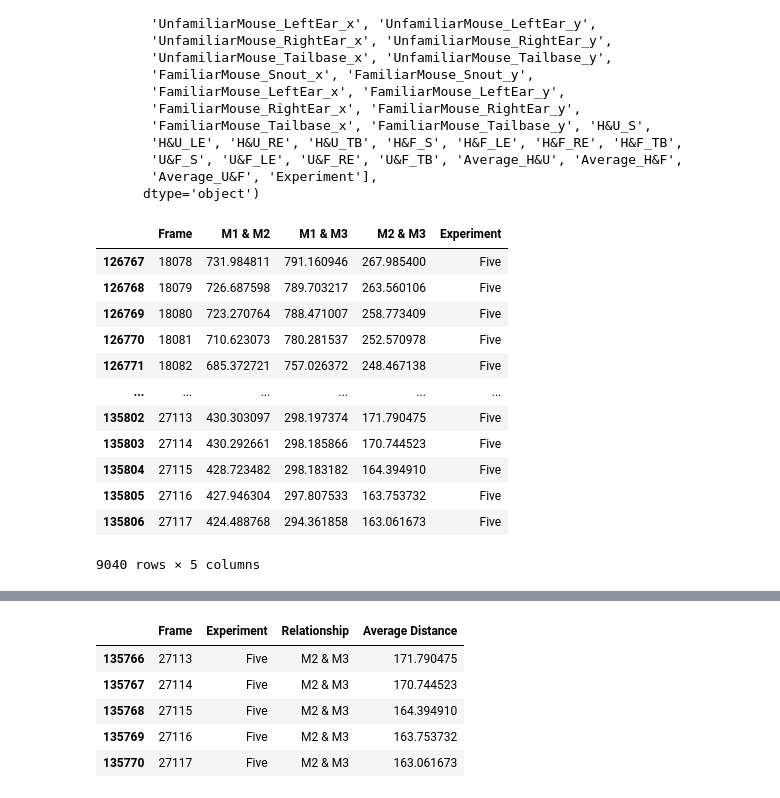
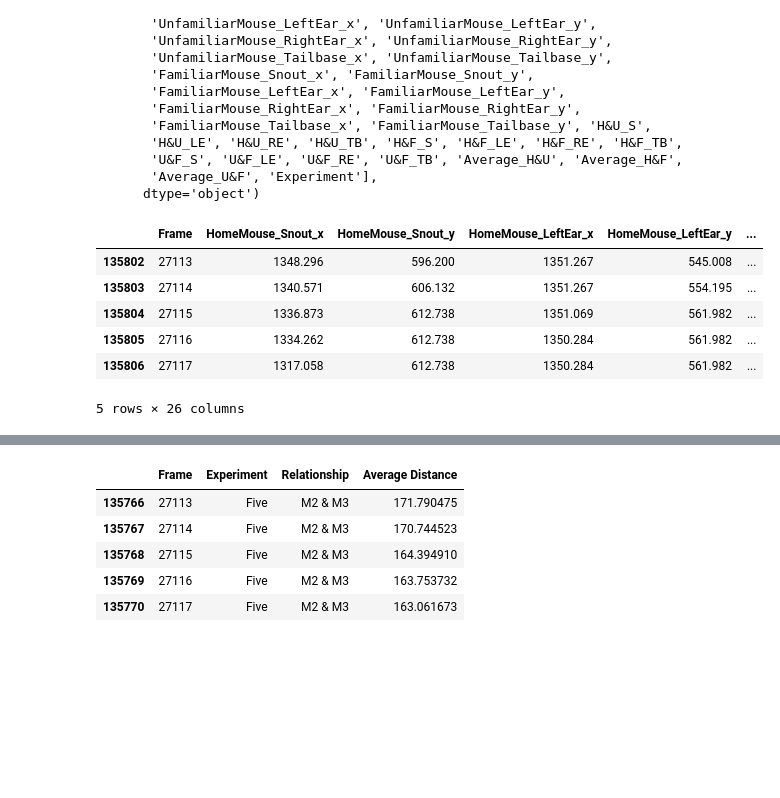
Before and after one commit to Frost-Lab-Utah/DLC, a Jupyter notebook: DLC_WT_social_trial.ipynb, the cells around one changed output, grey strips where cells are left out. Saved outputs shown, nothing was run; the diff lists cells and outputs as text; code cells hidden in the pictures; blank space fills up the shorter version.

```diff
--- a/DLC_WT_social_trial.ipynb
+++ b/DLC_WT_social_trial.ipynb
@@ -580,42 +580,83 @@ Index(['HomeMouse_Snout_x', 'HomeMouse_Snout_y', 'HomeMouse_LeftEar_x',
 # %%
 cage1_concat_df=cage1_added_df.copy()
 cage2_concat_df=cage2_added_df.copy()
 cage3_concat_df=cage3_added_df.copy()
 cage4_concat_df=cage4_added_df.copy()
 cage5_concat_df=cage5_added_df.copy()
 
-
+#Average distances
 all_average_distance_df=cage1_concat_df[['Average_H&U','Average_H&F','Average_U&F','Experiment']].append([cage2_concat_df,cage3_concat_df[['Average_H&U','Average_H&F','Average_U&F','Experiment']],
                                                               cage4_concat_df[['Average_H&U','Average_H&F','Average_U&F','Experiment']],
                                                             cage5_concat_df[['Average_H&U','Average_H&F','Average_U&F','Experiment']]]).drop(columns=['HomeMouse_Snout_x', 'HomeMouse_Snout_y', 'HomeMouse_LeftEar_x','HomeMouse_LeftEar_y', 'HomeMouse_RightEar_x', 'HomeMouse_RightEar_y','HomeMouse_Tailbase_x', 'HomeMouse_Tailbase_y',
      'UnfamiliarMouse_Snout_x', 'UnfamiliarMouse_Snout_y',
      'UnfamiliarMouse_LeftEar_x', 'UnfamiliarMouse_LeftEar_y',
     'UnfamiliarMouse_RightEar_x', 'UnfamiliarMouse_RightEar_y',
      'UnfamiliarMouse_Tailbase_x', 'UnfamiliarMouse_Tailbase_y',
       'FamiliarMouse_Snout_x', 'FamiliarMouse_Snout_y',
      'FamiliarMouse_LeftEar_x', 'FamiliarMouse_LeftEar_y',
     'FamiliarMouse_RightEar_x', 'FamiliarMouse_RightEar_y',
      'FamiliarMouse_Tailbase_x', 'FamiliarMouse_Tailbase_y','H&U_S',
        'H&U_LE', 'H&U_RE', 'H&U_TB', 'H&F_S', 'H&F_LE', 'H&F_RE', 'H&F_TB',
-       'U&F_S', 'U&F_LE', 'U&F_RE', 'U&F_TB', ]).reset_index()
+       'U&F_S', 'U&F_LE', 'U&F_RE', 'U&F_TB',]).reset_index()
 
 all_average_distance_df.columns=['Frame','M1 & M2','M1 & M3','M2 & M3','Experiment']
 all_average_distance_df.loc[126767:135806]
+
+
+#Marker distances
+all_marker_distance_df=cage1_concat_df[['HomeMouse_Snout_x', 'HomeMouse_Snout_y', 'HomeMouse_LeftEar_x','HomeMouse_LeftEar_y', 'HomeMouse_RightEar_x', 'HomeMouse_RightEar_y','HomeMouse_Tailbase_x', 'HomeMouse_Tailbase_y','UnfamiliarMouse_Snout_x', 'UnfamiliarMouse_Snout_y',
+     'UnfamiliarMouse_LeftEar_x', 'UnfamiliarMouse_LeftEar_y',
+    'UnfamiliarMouse_RightEar_x', 'UnfamiliarMouse_RightEar_y',
+     'UnfamiliarMouse_Tailbase_x', 'UnfamiliarMouse_Tailbase_y',
+      'FamiliarMouse_Snout_x', 'FamiliarMouse_Snout_y',
+     'FamiliarMouse_LeftEar_x', 'FamiliarMouse_LeftEar_y',
+    'FamiliarMouse_RightEar_x', 'FamiliarMouse_RightEar_y',
+     'FamiliarMouse_Tailbase_x', 'FamiliarMouse_Tailbase_y','Experiment']].append([cage2_concat_df,cage3_concat_df[['HomeMouse_Snout_x', 'HomeMouse_Snout_y', 'HomeMouse_LeftEar_x','HomeMouse_LeftEar_y', 'HomeMouse_RightEar_x', 'HomeMouse_RightEar_y','HomeMouse_Tailbase_x', 'HomeMouse_Tailbase_y','UnfamiliarMouse_Snout_x', 'UnfamiliarMouse_Snout_y',
+     'UnfamiliarMouse_LeftEar_x', 'UnfamiliarMouse_LeftEar_y',
+    'UnfamiliarMouse_RightEar_x', 'UnfamiliarMouse_RightEar_y',
+     'UnfamiliarMouse_Tailbase_x', 'UnfamiliarMouse_Tailbase_y',
+      'FamiliarMouse_Snout_x', 'FamiliarMouse_Snout_y',
+     'FamiliarMouse_LeftEar_x', 'FamiliarMouse_LeftEar_y',
+    'FamiliarMouse_RightEar_x', 'FamiliarMouse_RightEar_y',
+     'FamiliarMouse_Tailbase_x', 'FamiliarMouse_Tailbase_y','Experiment']],
+    cage4_concat_df[['HomeMouse_Snout_x', 'HomeMouse_Snout_y', 'HomeMouse_LeftEar_x','HomeMouse_LeftEar_y', 'HomeMouse_RightEar_x', 'HomeMouse_RightEar_y','HomeMouse_Tailbase_x', 'HomeMouse_Tailbase_y','UnfamiliarMouse_Snout_x', 'UnfamiliarMouse_Snout_y',
+     'UnfamiliarMouse_LeftEar_x', 'UnfamiliarMouse_LeftEar_y',
+    'UnfamiliarMouse_RightEar_x', 'UnfamiliarMouse_RightEar_y',
+     'UnfamiliarMouse_Tailbase_x', 'UnfamiliarMouse_Tailbase_y',
+      'FamiliarMouse_Snout_x', 'FamiliarMouse_Snout_y',
+     'FamiliarMouse_LeftEar_x', 'FamiliarMouse_LeftEar_y',
+    'FamiliarMouse_RightEar_x', 'FamiliarMouse_RightEar_y',
+     'FamiliarMouse_Tailbase_x', 'FamiliarMouse_Tailbase_y','Experiment']],
+    cage5_concat_df[['HomeMouse_Snout_x', 'HomeMouse_Snout_y', 'HomeMouse_LeftEar_x','HomeMouse_LeftEar_y', 'HomeMouse_RightEar_x', 'HomeMouse_RightEar_y','HomeMouse_Tailbase_x', 'HomeMouse_Tailbase_y','UnfamiliarMouse_Snout_x', 'UnfamiliarMouse_Snout_y',
+     'UnfamiliarMouse_LeftEar_x', 'UnfamiliarMouse_LeftEar_y',
+    'UnfamiliarMouse_RightEar_x', 'UnfamiliarMouse_RightEar_y',
+     'UnfamiliarMouse_Tailbase_x', 'UnfamiliarMouse_Tailbase_y',
+      'FamiliarMouse_Snout_x', 'FamiliarMouse_Snout_y',
+     'FamiliarMouse_LeftEar_x', 'FamiliarMouse_LeftEar_y',
+    'FamiliarMouse_RightEar_x', 'FamiliarMouse_RightEar_y',
+     'FamiliarMouse_Tailbase_x', 'FamiliarMouse_Tailbase_y','Experiment']]]).drop(columns=['H&U_S',
+       'H&U_LE', 'H&U_RE', 'H&U_TB', 'H&F_S', 'H&F_LE', 'H&F_RE', 'H&F_TB',
+       'U&F_S', 'U&F_LE', 'U&F_RE', 'U&F_TB','Average_H&U','Average_H&F','Average_U&F']).reset_index()
+
+
+
+all_marker_distance_df.columns=['Frame','HomeMouse_Snout_x', 'HomeMouse_Snout_y', 'HomeMouse_LeftEar_x','HomeMouse_LeftEar_y', 'HomeMouse_RightEar_x', 'HomeMouse_RightEar_y','HomeMouse_Tailbase_x', 'HomeMouse_Tailbase_y','UnfamiliarMouse_Snout_x', 'UnfamiliarMouse_Snout_y','UnfamiliarMouse_LeftEar_x', 'UnfamiliarMouse_LeftEar_y','UnfamiliarMouse_RightEar_x', 'UnfamiliarMouse_RightEar_y','UnfamiliarMouse_Tailbase_x', 'UnfamiliarMouse_Tailbase_y',
+'FamiliarMouse_Snout_x', 'FamiliarMouse_Snout_y',
+     'FamiliarMouse_LeftEar_x', 'FamiliarMouse_LeftEar_y',
+    'FamiliarMouse_RightEar_x', 'FamiliarMouse_RightEar_y',
+     'FamiliarMouse_Tailbase_x', 'FamiliarMouse_Tailbase_y','Experiment']
+
+#all_marker_distance_df.columns
+all_marker_distance_df.tail()
 #all_average_distance_df.tail()
 # %% [output]
-|  | Frame | M1 & M2 | M1 & M3 | M2 & M3 | Experiment |
-| 126767 | 18078 | 731.984811 | 791.160946 | 267.985400 | Five |
-| 126768 | 18079 | 726.687598 | 789.703217 | 263.560106 | Five |
-| 126769 | 18080 | 723.270764 | 788.471007 | 258.773409 | Five |
-| 126770 | 18081 | 710.623073 | 780.281537 | 252.570978 | Five |
-| 126771 | 18082 | 685.372721 | 757.026372 | 248.467138 | Five |
-| ... | ... | ... | ... | ... | ... |
-| 135802 | 27113 | 430.303097 | 298.197374 | 171.790475 | Five |
-| 135803 | 27114 | 430.292661 | 298.185866 | 170.744523 | Five |
-| 135804 | 27115 | 428.723482 | 298.183182 | 164.394910 | Five |
-| 135805 | 27116 | 427.946304 | 297.807533 | 163.753732 | Five |
-| 135806 | 27117 | 424.488768 | 294.361858 | 163.061673 | Five |
+|  | Frame | HomeMouse_Snout_x | HomeMouse_Snout_y | HomeMouse_LeftEar_x | HomeMouse_LeftEar_y | ... |
+| 135802 | 27113 | 1348.296 | 596.200 | 1351.267 | 545.008 | ... |
+| 135803 | 27114 | 1340.571 | 606.132 | 1351.267 | 554.195 | ... |
+| 135804 | 27115 | 1336.873 | 612.738 | 1351.069 | 561.982 | ... |
+| 135805 | 27116 | 1334.262 | 612.738 | 1350.284 | 561.982 | ... |
+| 135806 | 27117 | 1317.058 | 612.738 | 1350.284 | 561.982 | ... |
-9040 rows × 5 columns
+5 rows × 26 columns
 # %%
 #Making grand total df's specifically for the time the familiar mouse is in the cage
 epoch3_average_distance_df=all_average_distance_df.copy()
```
Also changed, not shown: parts of 24 cells of this notebook.
